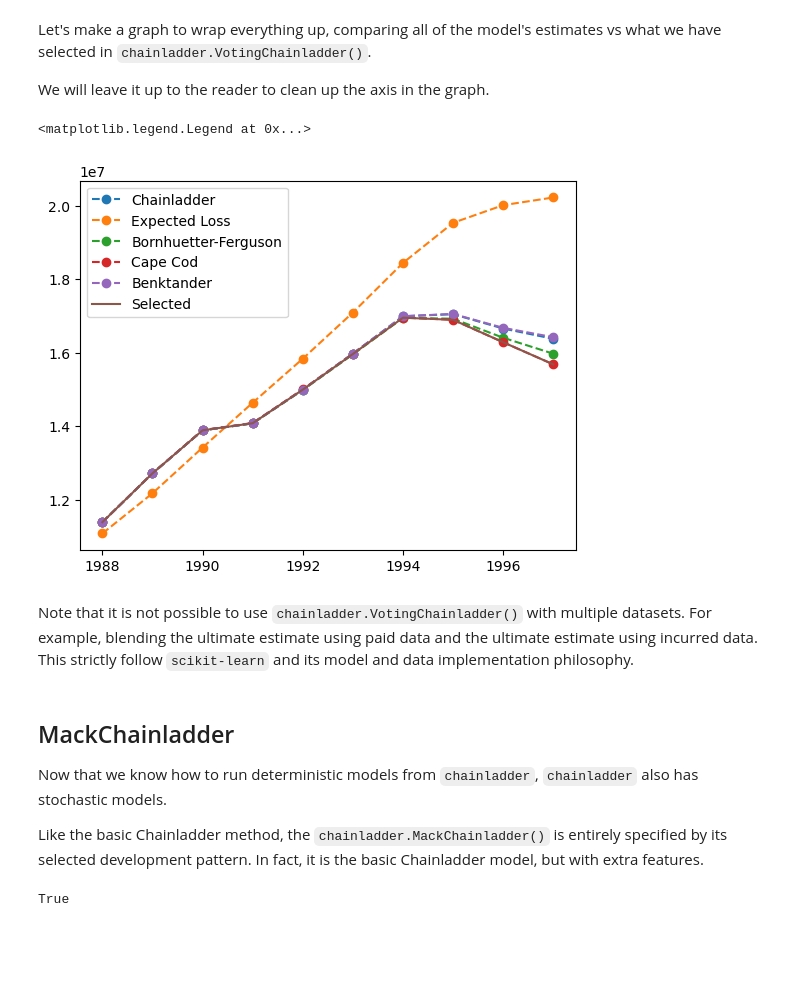
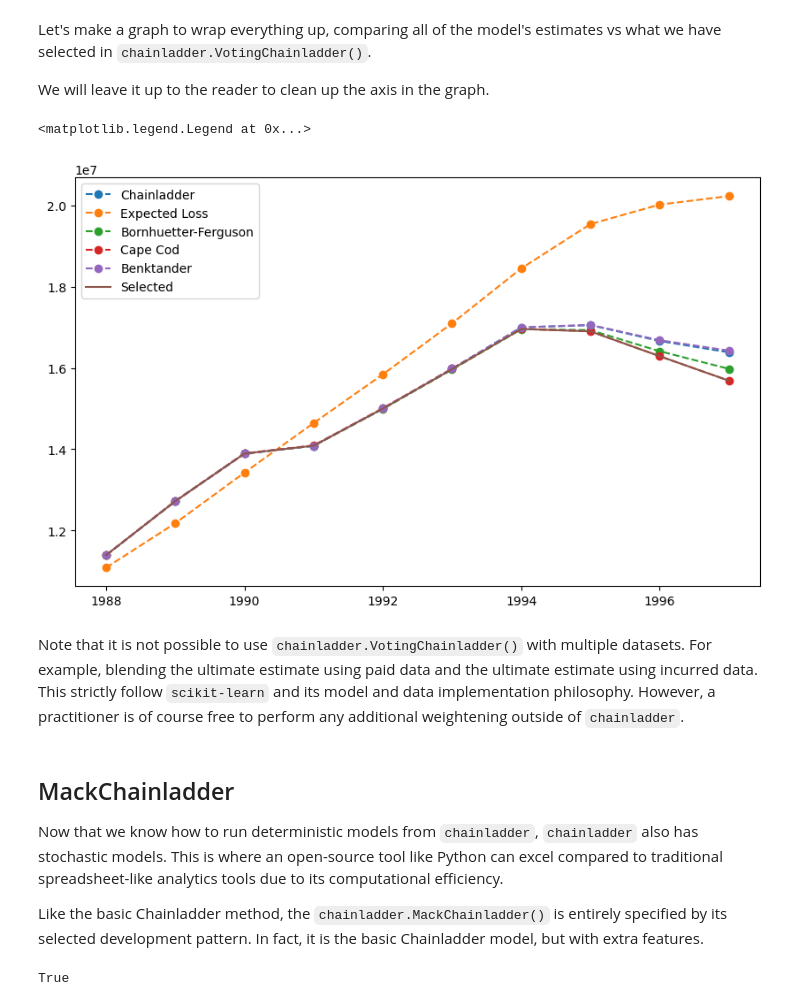
Before and after one commit to genedan/cl-practitioners-guide, a Jupyter notebook: chapter_2/chainladder-python tutorials.ipynb, the cells around one changed output. Cells and saved outputs as stored; diff of their text form; code cells hidden in the pictures; blank space fills up the shorter version.

```diff
--- a/chapter_2/chainladder-python tutorials.ipynb
+++ b/chapter_2/chainladder-python tutorials.ipynb
@@ -841,7 +872,7 @@ cl.options.get_option("ULT_VAL")
 # %% [markdown]
 If for some reason, year `2261` is not far enough out the future for you, you can change this to whatever value you like.
 # %%
-cl.options.set_option("ULT_VAL", "2050-12-31 23:59:59.999999999")
+cl.options.set_option("ULT_VAL", "3000-12-31 23:59:59.999999999")
 print(cl.options.get_option("ULT_VAL"))
 cl.options.set_option("ULT_VAL", "2261-12-31 23:59:59.999999999")  # Resetting it back
 # %% [output]
@@ -1316,72 +1363,57 @@ loss_data = clrd["IncurLoss"].sum()
 
 import matplotlib.pyplot as plt
 
+plt.figure(figsize=(10, 6))
 plt.plot(
-    cl_mod.fit(loss_data).ultimate_.to_frame(origin_as_datetime=True).index.year,
-    cl_mod.fit(loss_data).ultimate_.to_frame(origin_as_datetime=True),
+    cl_mod.fit(loss_data).ultimate_.to_frame().index.year,
+    cl_mod.fit(loss_data).ultimate_.to_frame(),
     label="Chainladder",
     linestyle="dashed",
     marker="o",
 )
 plt.plot(
-    el_mod.fit(loss_data, sample_weight=sample_weight)
-    .ultimate_.to_frame(origin_as_datetime=True)
-    .index.year,
-    el_mod.fit(loss_data, sample_weight=sample_weight).ultimate_.to_frame(
-        origin_as_datetime=True
-    ),
+    el_mod.fit(loss_data, sample_weight=sample_weight).ultimate_.to_frame().index.year,
+    el_mod.fit(loss_data, sample_weight=sample_weight).ultimate_.to_frame(),
     label="Expected Loss",
     linestyle="dashed",
     marker="o",
 )
 plt.plot(
-    bf_mod.fit(loss_data, sample_weight=sample_weight)
-    .ultimate_.to_frame(origin_as_datetime=True)
-    .index.year,
-    bf_mod.fit(loss_data, sample_weight=sample_weight).ultimate_.to_frame(
-        origin_as_datetime=True
-    ),
+    bf_mod.fit(loss_data, sample_weight=sample_weight).ultimate_.to_frame().index.year,
+    bf_mod.fit(loss_data, sample_weight=sample_weight).ultimate_.to_frame(),
     label="Bornhuetter-Ferguson",
     linestyle="dashed",
     marker="o",
 )
 plt.plot(
-    cc_mod.fit(loss_data, sample_weight=sample_weight)
-    .ultimate_.to_frame(origin_as_datetime=True)
-    .index.year,
-    cc_mod.fit(loss_data, sample_weight=sample_weight).ultimate_.to_frame(
-        origin_as_datetime=True
-    ),
+    cc_mod.fit(loss_data, sample_weight=sample_weight).ultimate_.to_frame().index.year,
+    cc_mod.fit(loss_data, sample_weight=sample_weight).ultimate_.to_frame(),
     label="Cape Cod",
     linestyle="dashed",
     marker="o",
 )
 plt.plot(
-    bk_mod.fit(loss_data, sample_weight=sample_weight)
-    .ultimate_.to_frame(origin_as_datetime=True)
-    .index.year,
-    bk_mod.fit(loss_data, sample_weight=sample_weight).ultimate_.to_frame(
-        origin_as_datetime=True
-    ),
+    bk_mod.fit(loss_data, sample_weight=sample_weight).ultimate_.to_frame().index.year,
+    bk_mod.fit(loss_data, sample_weight=sample_weight).ultimate_.to_frame(),
     label="Benktander",
     linestyle="dashed",
     marker="o",
 )
 plt.plot(
-    vot_mod.ultimate_.to_frame(origin_as_datetime=True).index.year,
-    vot_mod.ultimate_.to_frame(origin_as_datetime=True),
+    vot_mod.ultimate_.to_frame().index.year,
+    vot_mod.ultimate_.to_frame(),
     label="Selected",
 )
 plt.legend(loc="best")
 # %% [output]
 <matplotlib.legend.Legend at 0x...>
-[figure, old version]
+[figure, new version]
 # %% [markdown]
-Note that it is not possible to use `chainladder.VotingChainladder()` with multiple datasets. For example, blending the ultimate estimate using paid data and the ultimate estimate using incurred data. This strictly follow `scikit-learn` and its model and data implementation philosophy.
+Note that it is not possible to use `chainladder.VotingChainladder()` with multiple datasets. For example, blending the ultimate estimate using paid data and the ultimate estimate using incurred data. This strictly follow `scikit-learn` and its model and data implementation philosophy. However, a practitioner is of course free to perform any additional weightening outside of `chainladder`.
 # %% [markdown]
 ## MackChainladder
 
-Now that we know how to run deterministic models from `chainladder`, `chainladder` also has stochastic models.
+Now that we know how to run deterministic models from `chainladder`, `chainladder` also has stochastic models. This is where an open-source tool like Python can excel compared to traditional spreadsheet-like analytics tools due to its computational efficiency.
 
 Like the basic Chainladder method, the `chainladder.MackChainladder()` is entirely specified by its selected development pattern. In fact, it is the basic Chainladder model, but with extra features.
 # %%
```
Also changed, not shown: parts of 39 cells of this notebook.
